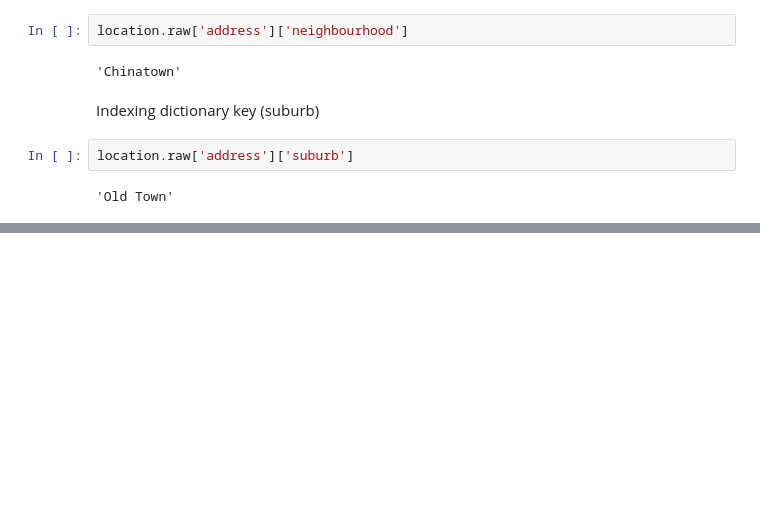
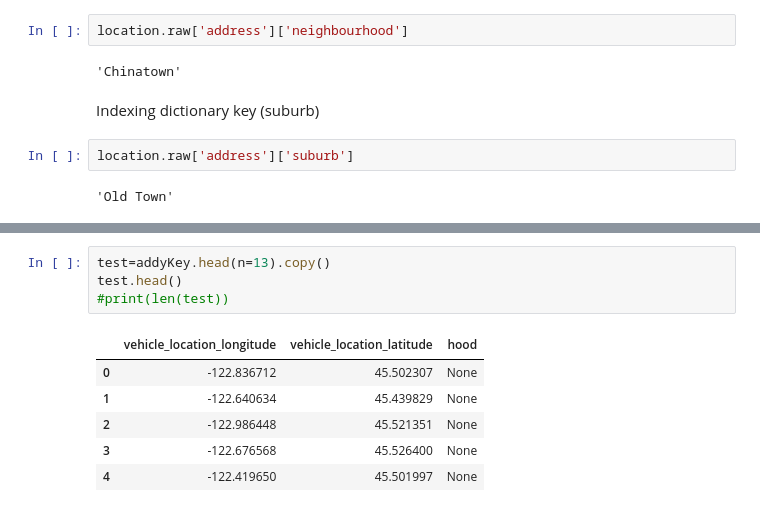
Before and after one commit to pmleffers/Trimet, a Jupyter notebook: Trimet Project.ipynb, the cells around one changed output, grey strips where cells are left out. Drawn from its saved outputs; the diff is of its cells as text; blank space fills up the shorter version.

```diff
--- a/Trimet Project.ipynb
+++ b/Trimet Project.ipynb
@@ -204,0 +215,11 @@ location.raw['address']['suburb']
+# %%
+test=addyKey.head(n=13).copy()
+test.head()
+#print(len(test))
+# %% [output]
+|  | vehicle_location_longitude | vehicle_location_latitude | hood |
+| 0 | -122.836712 | 45.502307 | None |
+| 1 | -122.640634 | 45.439829 | None |
+| 2 | -122.986448 | 45.521351 | None |
+| 3 | -122.676568 | 45.526400 | None |
+| 4 | -122.419650 | 45.501997 | None |
```
Also changed, not shown: parts of 3 cells of this notebook.
